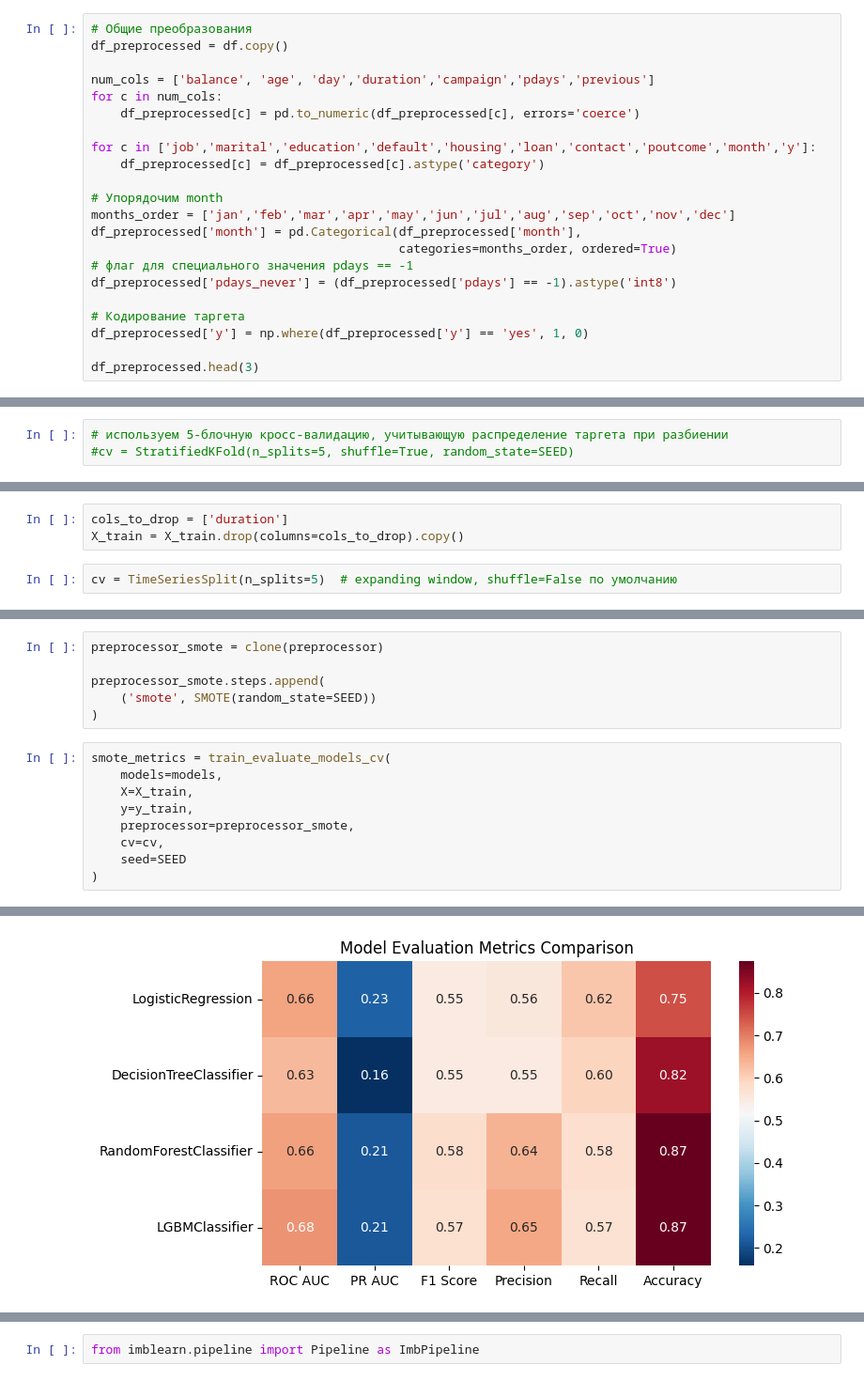
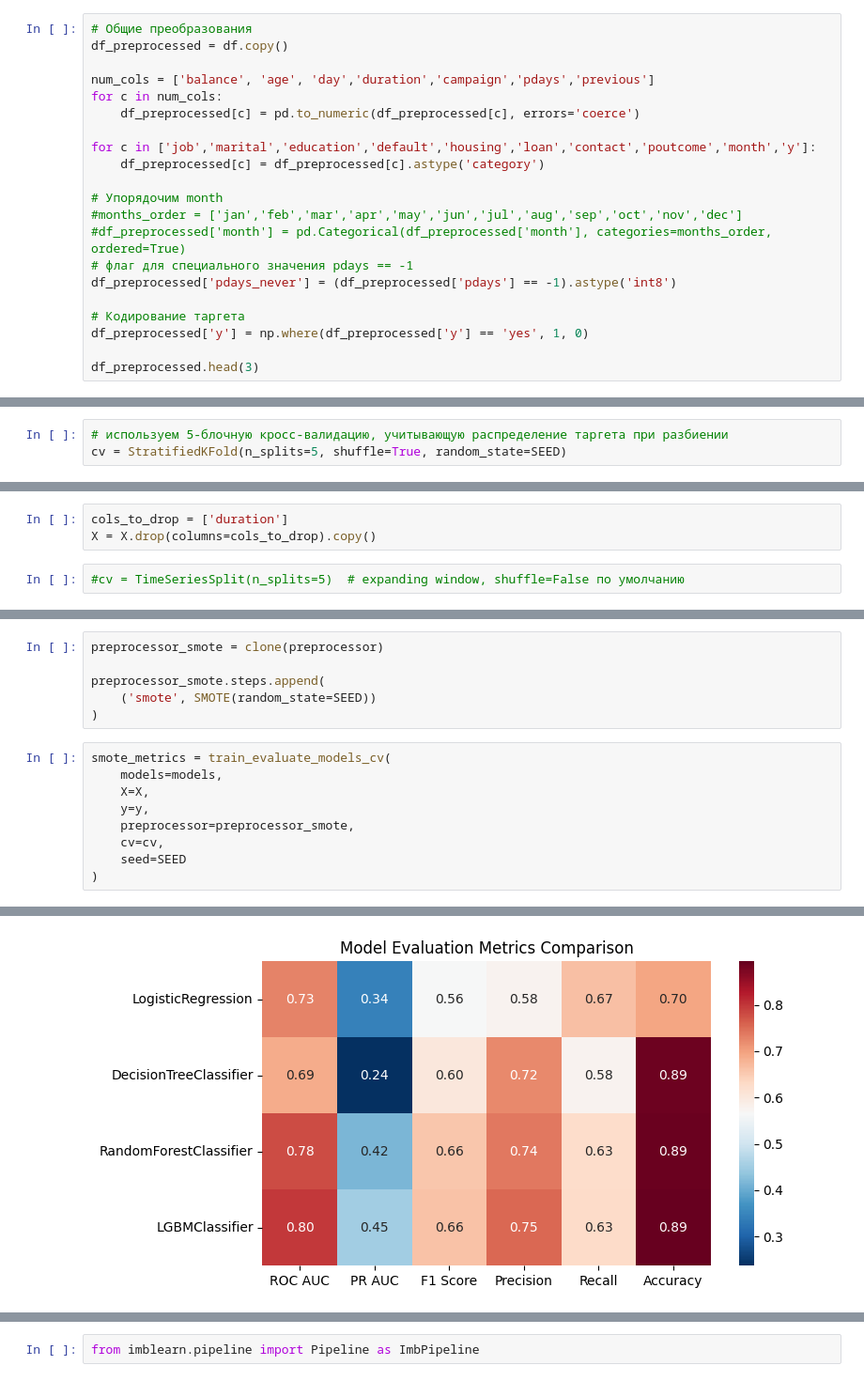
Before and after one commit to nikitosik258/Bank-Marketing, a Jupyter notebook: improvements_cv.ipynb, the cells around one changed output, grey strips where cells are left out. Shown at 94% size. Saved outputs shown, nothing was run; the diff lists cells and outputs as text.

```diff
--- a/improvements_cv.ipynb
+++ b/improvements_cv.ipynb
@@ -54,9 +54,8 @@ for c in ['job','marital','education','default','housing','loan','contact','pout
     df_preprocessed[c] = df_preprocessed[c].astype('category')
 
 # Упорядочим month
-months_order = ['jan','feb','mar','apr','may','jun','jul','aug','sep','oct','nov','dec']
-df_preprocessed['month'] = pd.Categorical(df_preprocessed['month'],
-                                          categories=months_order, ordered=True)
+#months_order = ['jan','feb','mar','apr','may','jun','jul','aug','sep','oct','nov','dec']
+#df_preprocessed['month'] = pd.Categorical(df_preprocessed['month'], categories=months_order, ordered=True)
 # флаг для специального значения pdays == -1
 df_preprocessed['pdays_never'] = (df_preprocessed['pdays'] == -1).astype('int8')
 
@@ -168,14 +144,14 @@ models = [
 ]
 # %%
 # используем 5-блочную кросс-валидацию, учитывающую распределение таргета при разбиении
-#cv = StratifiedKFold(n_splits=5, shuffle=True, random_state=SEED)
+cv = StratifiedKFold(n_splits=5, shuffle=True, random_state=SEED)
 # %% [markdown]
 Удаляем duration, тк это утечка, длительность звонка известна только после контакта и фактически отражает интерес клиента; duration почти напрямую коррелирует с y (дольше говорят — чаще оформляют), из-за чего метрики взлетают нечестно.
 # %%
 cols_to_drop = ['duration']
-X_train = X_train.drop(columns=cols_to_drop).copy()
+X = X.drop(columns=cols_to_drop).copy()
 # %%
-cv = TimeSeriesSplit(n_splits=5)  # expanding window, shuffle=False по умолчанию
+#cv = TimeSeriesSplit(n_splits=5)  # expanding window, shuffle=False по умолчанию
 # %%
 initial_metrics = train_evaluate_models_cv(
     models=models,
@@ -1200,8 +1413,8 @@ preprocessor_smote.steps.append(
 # %%
 smote_metrics = train_evaluate_models_cv(
     models=models,
-    X=X_train,
-    y=y_train,
+    X=X,
+    y=y,
     preprocessor=preprocessor_smote,
     cv=cv,
     seed=SEED
@@ -1231,4 +1440,4 @@ And if memory is not enough, you can set `force_col_wise=true`.
-[figure, old version]
+[figure, new version]
 # %%
 compare_metrics_heatmap(initial_metrics, smote_metrics)
 # %% [output]
```
Also changed, not shown: parts of 106 cells of this notebook, 3 other files.
